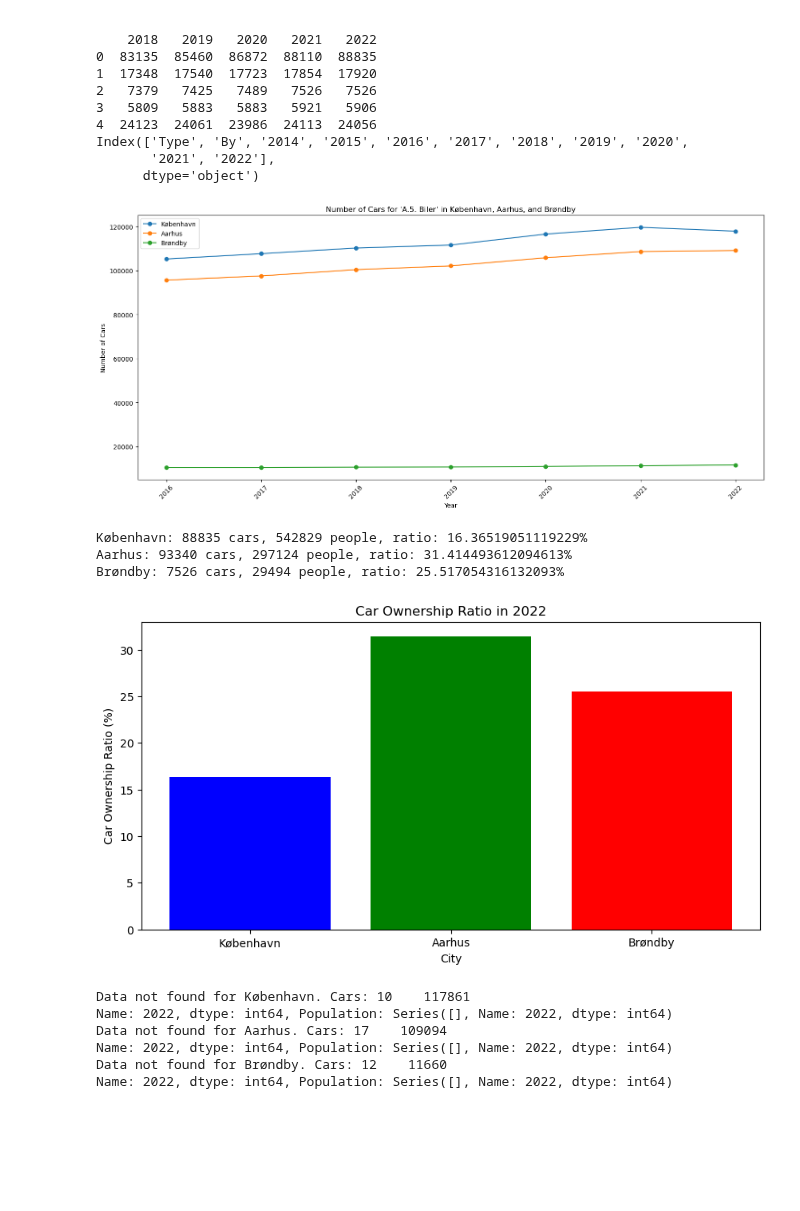
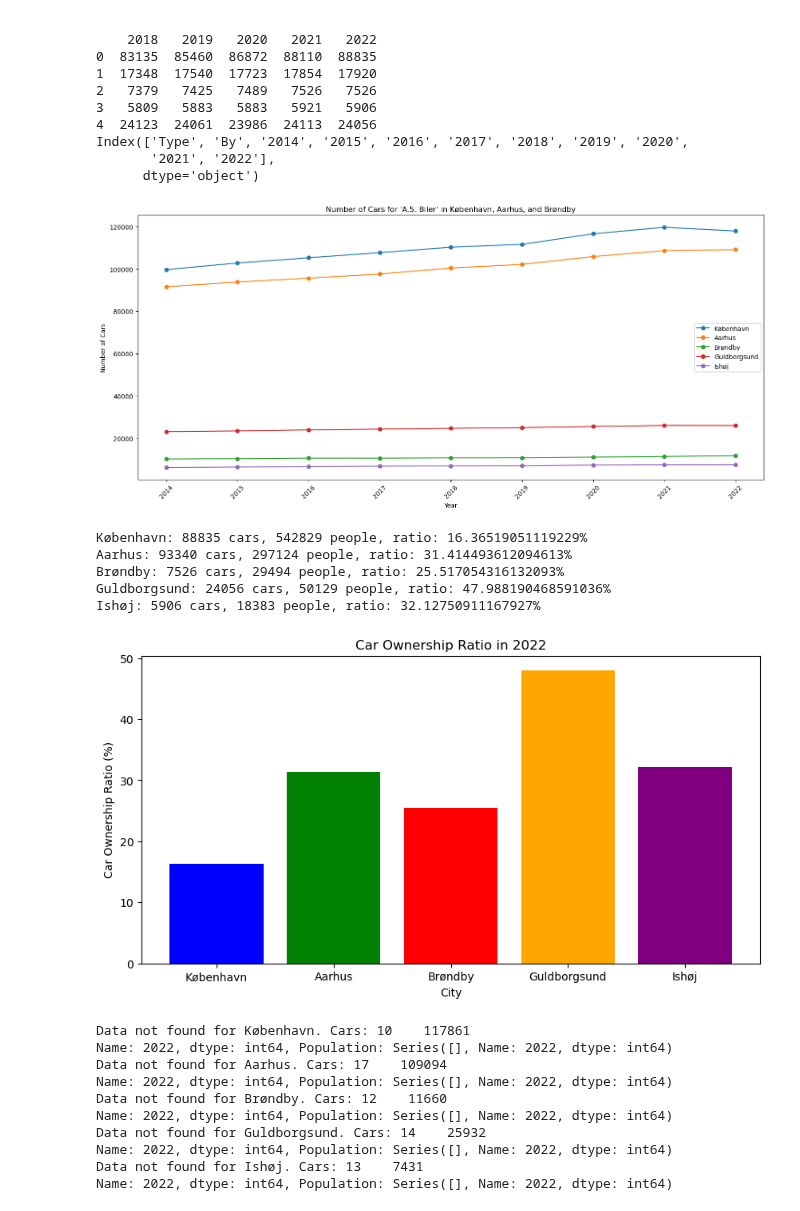
Before and after one commit to NumEconCopenhagen/projects-2024-frederik, a Jupyter notebook: dataproject/datakode.ipynb, the cells around one changed output. Drawn from its saved outputs; the diff is of its cells as text; code cells hidden in the pictures; blank space fills up the shorter version.

```diff
--- a/dataproject/datakode.ipynb
+++ b/dataproject/datakode.ipynb
@@ -78,7 +78,7 @@ import matplotlib.pyplot as plt
 
 # Specific filters
 specific_type = 'A.5. Biler'
-specific_cities = ['København', 'Aarhus', 'Brøndby']
+specific_cities = ['København', 'Aarhus', 'Brøndby', 'Guldborgsund', 'Ishøj']
 
 # Filter the data
 filtered_data = popmedformue[
@@ -92,8 +92,8 @@ plt.figure(figsize=(15, 7))
 for city in specific_cities:
     city_data = filtered_data[filtered_data['By'] == city]
     # Assuming the years are the columns '2014' to '2022' in the DataFrame
-    years = city_data.columns[4:13]  # Adjust the column indices as necessary
-    values = city_data.iloc[0, 4:13].astype(float)  # Convert to float if not already
+    years = city_data.columns[2:100]  # We use column index 2 to 100 so that the code can be updated with more years
+    values = city_data.iloc[0, 2:100].astype(float)  # We use column index 2 to 100 so that the code can be updated with more years
     plt.plot(years, values, marker='o', label=city)
 
 # Configure the plot
@@ -105,14 +105,14 @@ plt.xticks(rotation=45)
 plt.tight_layout()
 plt.show()
 # %% [output]
-[figure, old version]
+[figure, new version]
 # %%
 import matplotlib.pyplot as plt
 
 # Assuming popmedformue is the DataFrame with car data and 'pop' is the DataFrame with population data.
 
 # Define the cities and year of interest
-specific_cities = ['København', 'Aarhus', 'Brøndby']
+specific_cities = ['København', 'Aarhus', 'Brøndby', 'Guldborgsund', 'Ishøj']
 year = '2022'
 
 # Check that the data is present for the specific type and cities in both DataFrames
@@ -129,35 +129,37 @@ if car_data_exists and pop_data_exists:
         suffixes=('_cars', '_pop')
     )
 
     # Calculate the car ownership ratios for each city
     car_ownership_ratios = {}
     for city in specific_cities:
         city_data = merged_data[merged_data['By'] == city]
         if not city_data.empty:
             num_cars = city_data[year + '_cars'].iloc[0]
             population = city_data[year + '_pop'].iloc[0]
             car_ownership_ratios[city] = (num_cars / population) * 100  # Convert to percentage
             print(f"{city}: {num_cars} cars, {population} people, ratio: {car_ownership_ratios[city]}%")
         else:
             print(f"No data for {city}")
 
     # Plot the ratios if we have them
     if car_ownership_ratios:
         plt.figure(figsize=(10, 5))
-        plt.bar(car_ownership_ratios.keys(), car_ownership_ratios.values(), color=['blue', 'green', 'red'])
+        plt.bar(car_ownership_ratios.keys(), car_ownership_ratios.values(), color=['blue', 'green', 'red', 'orange', 'purple'])
         plt.title('Car Ownership Ratio in 2022')
         plt.xlabel('City')
         plt.ylabel('Car Ownership Ratio (%)')
         plt.show()
     else:
         print("No ratios to plot.")
 else:
     print("Car data or population data is missing for the specified cities.")
 # %% [output]
 København: 88835 cars, 542829 people, ratio: 16.36519051119229%
 Aarhus: 93340 cars, 297124 people, ratio: 31.414493612094613%
 Brøndby: 7526 cars, 29494 people, ratio: 25.517054316132093%
+Guldborgsund: 24056 cars, 50129 people, ratio: 47.988190468591036%
+Ishøj: 5906 cars, 18383 people, ratio: 32.12750911167927%
-[figure, old version]
+[figure, new version]
 # %%
 for city in specific_cities:
     car_rows = popmedformue.loc[(popmedformue['By'] == city) & (popmedformue['Type'] == "A.5. Biler"), year]
@@ -176,6 +178,10 @@ Data not found for Aarhus. Cars: 17    109094
 Name: 2022, dtype: int64, Population: Series([], Name: 2022, dtype: int64)
 Data not found for Brøndby. Cars: 12    11660
 Name: 2022, dtype: int64, Population: Series([], Name: 2022, dtype: int64)
+Data not found for Guldborgsund. Cars: 14    25932
+Name: 2022, dtype: int64, Population: Series([], Name: 2022, dtype: int64)
+Data not found for Ishøj. Cars: 13    7431
+Name: 2022, dtype: int64, Population: Series([], Name: 2022, dtype: int64)
 # %%
 # URL of the dataset on GitHub (make sure to use the raw version of the file)
 url4 = 'https://raw.githubusercontent.com/NumEconCopenhagen/projects-2024-frederik/main/dataproject/Kun-personer-med-formuetype.xlsx'
```
Also changed, not shown: parts of 7 cells of this notebook.
